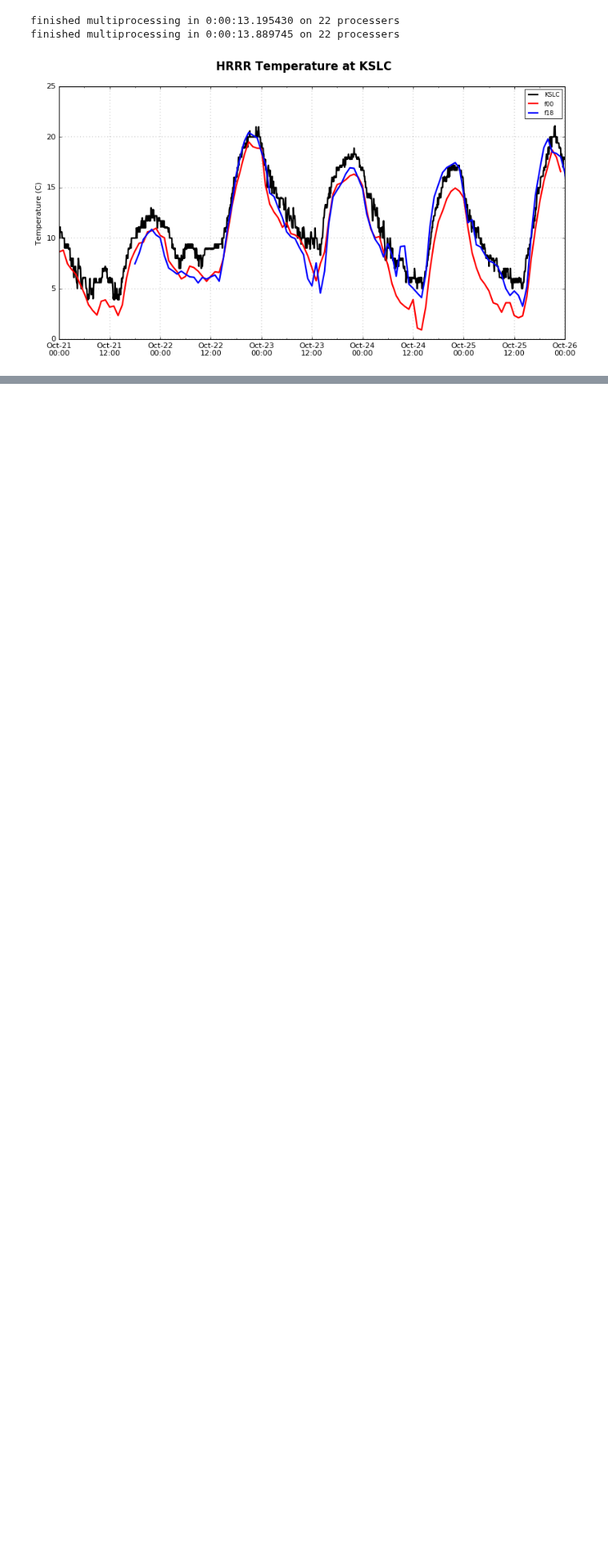
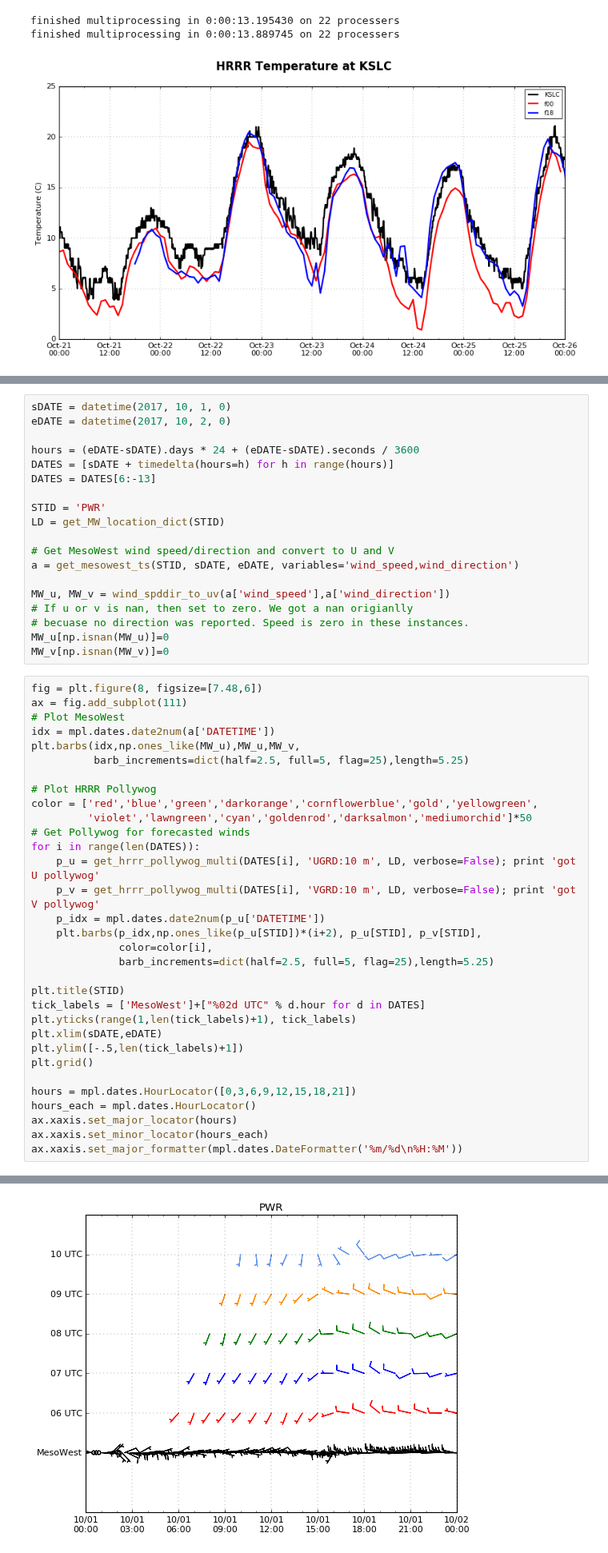
Before and after one commit to blaylockbk/pyBKB_v2, a Jupyter notebook: demos/plot_HRRR_point_forecast.ipynb, the cells around one changed output, grey strips where cells are left out. Shown at 80% size. Cells and saved outputs as stored; diff of their text form; blank space fills up the shorter version.

```diff
--- a/demos/plot_HRRR_point_forecast.ipynb
+++ b/demos/plot_HRRR_point_forecast.ipynb
@@ -604,0 +744,52 @@ finished multiprocessing in 0:00:13.889745 on 22 processers
+# %%
+sDATE = datetime(2017, 10, 1, 0)
+eDATE = datetime(2017, 10, 2, 0)
+
+hours = (eDATE-sDATE).days * 24 + (eDATE-sDATE).seconds / 3600
+DATES = [sDATE + timedelta(hours=h) for h in range(hours)]
+DATES = DATES[6:-13]
+
+STID = 'PWR'
+LD = get_MW_location_dict(STID)
+
+# Get MesoWest wind speed/direction and convert to U and V
+a = get_mesowest_ts(STID, sDATE, eDATE, variables='wind_speed,wind_direction')
+
+MW_u, MW_v = wind_spddir_to_uv(a['wind_speed'],a['wind_direction'])
+# If u or v is nan, then set to zero. We got a nan origianlly
+# becuase no direction was reported. Speed is zero in these instances.
+MW_u[np.isnan(MW_u)]=0
+MW_v[np.isnan(MW_v)]=0
+# %%
+fig = plt.figure(8, figsize=[7.48,6])
+ax = fig.add_subplot(111)
+# Plot MesoWest
+idx = mpl.dates.date2num(a['DATETIME'])
+plt.barbs(idx,np.ones_like(MW_u),MW_u,MW_v,
+          barb_increments=dict(half=2.5, full=5, flag=25),length=5.25)
+
+# Plot HRRR Pollywog
+color = ['red','blue','green','darkorange','cornflowerblue','gold','yellowgreen',
+         'violet','lawngreen','cyan','goldenrod','darksalmon','mediumorchid']*50
+# Get Pollywog for forecasted winds
+for i in range(len(DATES)):
+    p_u = get_hrrr_pollywog_multi(DATES[i], 'UGRD:10 m', LD, verbose=False); print 'got U pollywog'
+    p_v = get_hrrr_pollywog_multi(DATES[i], 'VGRD:10 m', LD, verbose=False); print 'got V pollywog'
+    p_idx = mpl.dates.date2num(p_u['DATETIME'])
+    plt.barbs(p_idx,np.ones_like(p_u[STID])*(i+2), p_u[STID], p_v[STID],
+              color=color[i],
+              barb_increments=dict(half=2.5, full=5, flag=25),length=5.25)
+
+plt.title(STID)
+tick_labels = ['MesoWest']+["%02d UTC" % d.hour for d in DATES]
+plt.yticks(range(1,len(tick_labels)+1), tick_labels)
+plt.xlim(sDATE,eDATE)
+plt.ylim([-.5,len(tick_labels)+1])
+plt.grid()
+
+hours = mpl.dates.HourLocator([0,3,6,9,12,15,18,21])
+hours_each = mpl.dates.HourLocator()
+ax.xaxis.set_major_locator(hours)
+ax.xaxis.set_minor_locator(hours_each)
+ax.xaxis.set_major_formatter(mpl.dates.DateFormatter('%m/%d\n%H:%M'))
+# %% [output]
@@ -604,0 +806 @@ finished multiprocessing in 0:00:13.889745 on 22 processers
+[figure, added]
```
Also changed, not shown: parts of 11 cells of this notebook, 4 other files.
